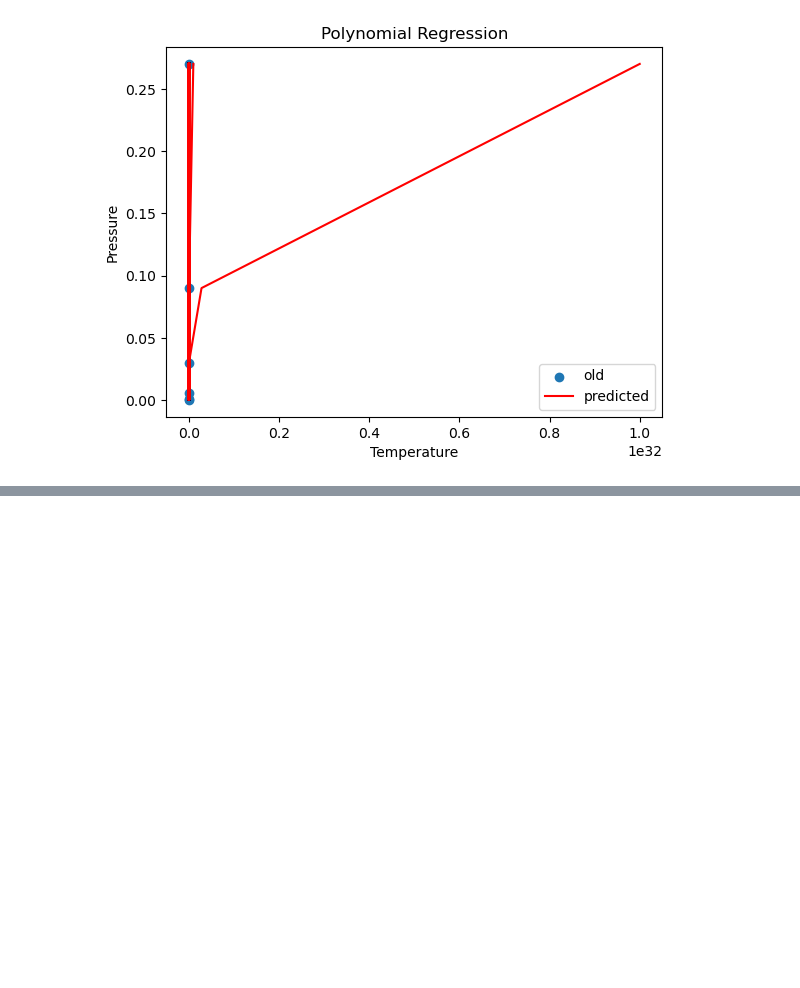
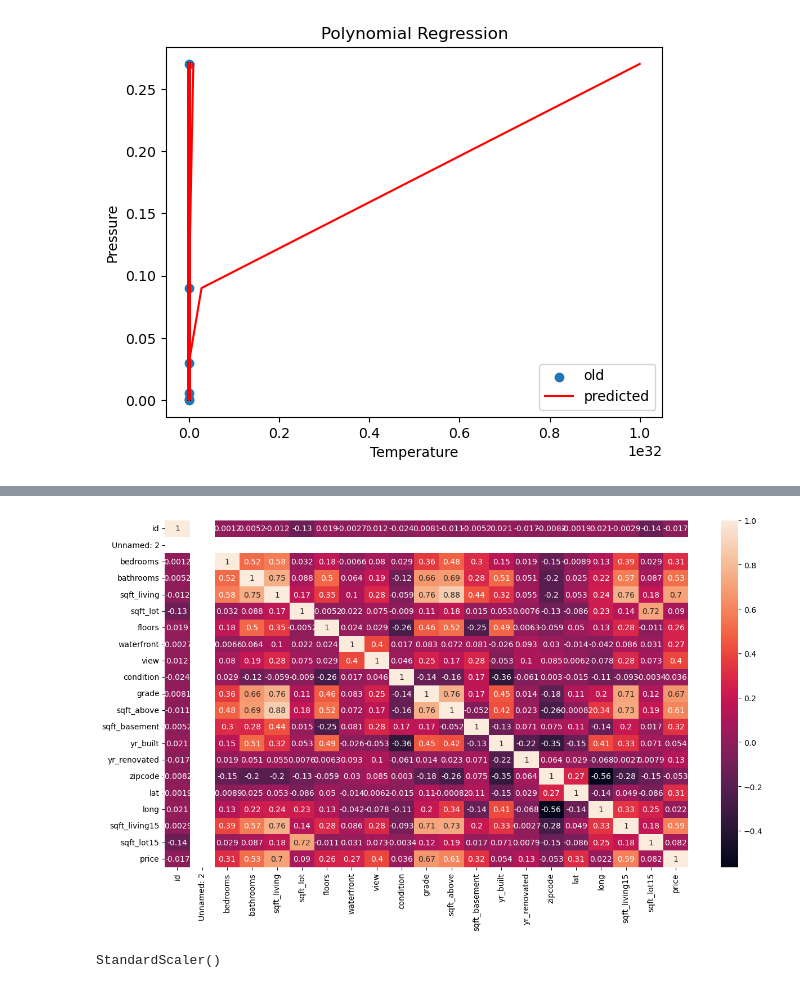
Before and after one commit to deepaknandeshwar17/Machine_Learning_practice, a Jupyter notebook: ml2.ipynb, the cells around one changed output, grey strips where cells are left out. Drawn from its saved outputs; the diff is of its cells as text; code cells hidden in the pictures; blank space fills up the shorter version.

```diff
--- a/ml2.ipynb
+++ b/ml2.ipynb
@@ -380,0 +387,3 @@ plt.show()
+# %%
+housingdata = pd.read_csv('Housing.csv')
+housingdata.head()
@@ -380,0 +398,6 @@ plt.show()
+# %%
+plt.figure(figsize=(15,8))
+sns.heatmap(data=housingdata.corr(), annot=True)
+plt.show()
+# %% [output]
+[figure, added]
@@ -380,0 +411,4 @@ plt.show()
+# %%
+sc.fit(x)
+# %% [output]
+StandardScaler()
```
Also changed, not shown: parts of 9 cells of this notebook, 2 other files.
